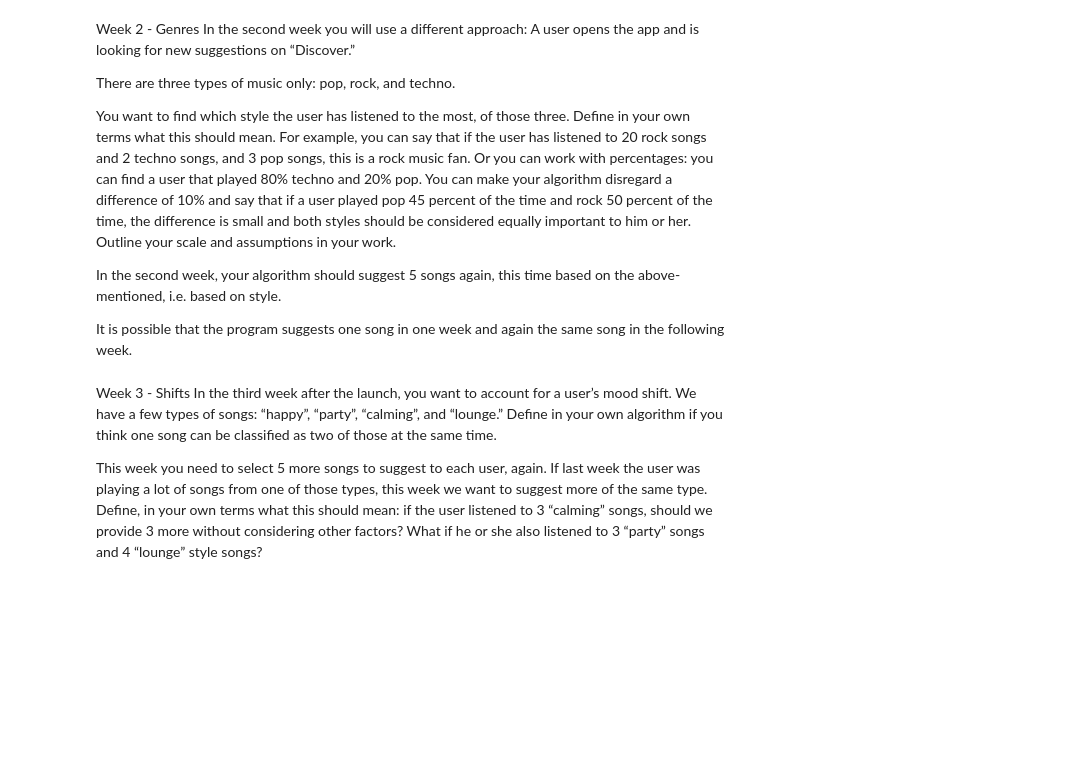
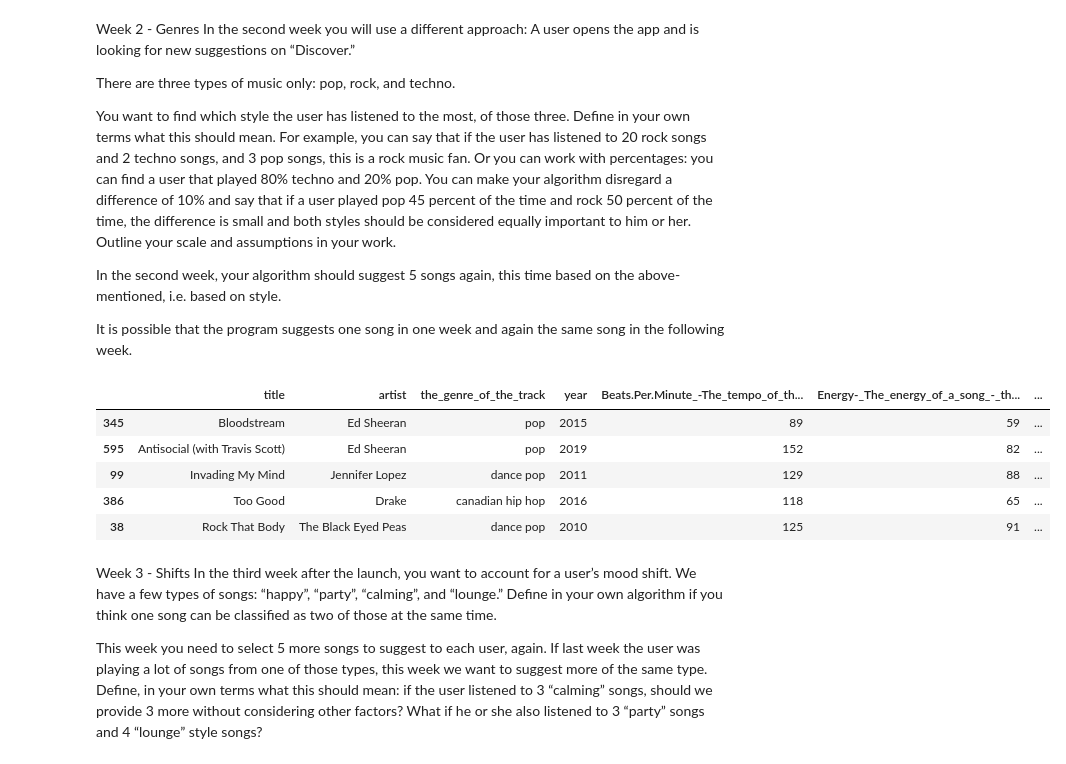
Before and after one commit to JAson1232/SpotifyCTAssignment, a Jupyter notebook: spotify.ipynb, the cells around one changed output. Saved outputs shown, nothing was run; the diff lists cells and outputs as text; code cells hidden in the pictures; blank space fills up the shorter version.

```diff
--- a/spotify.ipynb
+++ b/spotify.ipynb
@@ -65,7 +65,7 @@ df_train : pd.DataFrame = pd.DataFrame() #Used in task 3
 
 
 
-def normalize(df): # Normalizing dataframe for better results in task 3
+def normalize(df: pd.DataFrame) -> pd.DataFrame: # Normalizing dataframe for better results in task 3
     ''' Normalize function turns values into values in the range of 0-1.
 
 
@@ -231,33 +241,70 @@ It is possible that the program suggests one song in one week and again the same
 # %%
 user2 : User = User()
 for i in range(0,50):
     user2.add_random_song() # Add 50 random songs to the user's listened songs
 
 #print(user2.liked_songs) # Sample category from song
+pop =['electro','danish pop','moroccan pop','colombian pop','candy pop','canadian pop','australian pop','chicago rap','acoustic pop','baroque pop','atl hip hop','hip hop','folk-pop','french indie pop','detroit hip hop','dance pop','canadian hip hop','art pop','pop','barbadian pop','hip pop','metropopolis','hollywood','tropical house','escape room','indie pop','latin','british soul','electropop','irish singer-songwriter','canadian latin','boy band','australian hip hop','australian dance','house']
+
+
+rock=['alaska indie','permanent wave','canadian contemporary r&b','contemporary country','celtic rock','alternative r&b']
+
+techno=['complextro','electronic trap','electro house','belgian edm','big room','neo mellow','brostep','edm','downtempo']
+
 
 user2.determine_category()
 df3 : pd.DataFrame = pd.DataFrame()
 
 
-def rec_song(): #recommends songs
+def rec_song() -> pd.DataFrame: #recommends songs
     '''Recommends songs based on the category that the user has been placed in
 
         Parameters :
             N/A
 
         Returns :
             df3 : New dataframe that has the 5 Reccomended songs
 
     '''
     if len(user2.determine_category()) > 1: # If there are two categories to reccomend then reccomend 3 songs from the first and then 2 from the second category
-        df3 : pd.DataFrame = df[df.the_genre_of_the_track == user2.determine_category()[0]].sample(3)
-        df3.append(df[df.the_genre_of_the_track == user2.determine_category()[1]].sample(2))
+        if user2.determine_category()[0] == 'pop':
+            df3 = df[df.the_genre_of_the_track.isin(pop)].sample(3)
+            if user2.determine_category()[1] == 'rock':
+                df3.append(df[df.the_genre_of_the_track.isin(rock)].sample(2))
+            elif user2.determine_category()[1] == 'techno':
+                df3.append(df[df.the_genre_of_the_track.isin(techno)].sample(2))
+        elif user2.determine_category()[0] == 'rock':
+            df3 = df[df.the_genre_of_the_track.isin(rock)].sample(3)
+            if user2.determine_category()[1] == 'pop':
+                df3.append(df[df.the_genre_of_the_track.isin(pop)].sample(2))
+            elif user2.determine_category()[1] == 'techno':
+                df3.append(df[df.the_genre_of_the_track.isin(techno)].sample(2))
+        elif user2.determine_category()[0] == 'techno':
+            df3 = df[df.the_genre_of_the_track.isin(techno)].sample(3)
+            if user2.determine_category()[1] == 'pop':
+                df3.append(df[df.the_genre_of_the_track.isin(pop)].sample(2))
+            elif user2.determine_category()[1] == 'rock':
+                df3.append(df[df.the_genre_of_the_track.isin(rock)].sample(2))
+
+
     else:  # Recommend only one category of songs( 5 songs )
-        df3 = df[df.the_genre_of_the_track == user2.determine_category()[0]].sample(5)
+        if user2.determine_category()[0] == 'pop':
+            df3 = df[df.the_genre_of_the_track.isin(pop)].sample(5)
+        elif user2.determine_category()[0] == 'rock':
+            df3 = df[df.the_genre_of_the_track.isin(rock)].sample(5)
+        elif user2.determine_category()[0] == 'techno':
+            df3 = df[df.the_genre_of_the_track.isin(techno)].sample(5)
 
 
     return df3
 rec_song()
+# %% [output]
+|  | title | artist | the_genre_of_the_track | year | Beats.Per.Minute_-The_tempo_of_th... | Energy-_The_energy_of_a_song_-_th... | ... |
+| 345 | Bloodstream | Ed Sheeran | pop | 2015 | 89 | 59 | ... |
+| 595 | Antisocial (with Travis Scott) | Ed Sheeran | pop | 2019 | 152 | 82 | ... |
+| 99 | Invading My Mind | Jennifer Lopez | dance pop | 2011 | 129 | 88 | ... |
+| 386 | Too Good | Drake | canadian hip hop | 2016 | 118 | 65 | ... |
+| 38 | Rock That Body | The Black Eyed Peas | dance pop | 2010 | 125 | 91 | ... |
 # %% [markdown]
 Week 3 - Shifts
 In the third week after the launch, you want to account for a user’s mood shift. We have a few types of songs: “happy”, “party”, “calming”, and “lounge.” Define in your own algorithm if you think one song can be classified as two of those at the same time.
```
Also changed, not shown: parts of 5 cells of this notebook.
